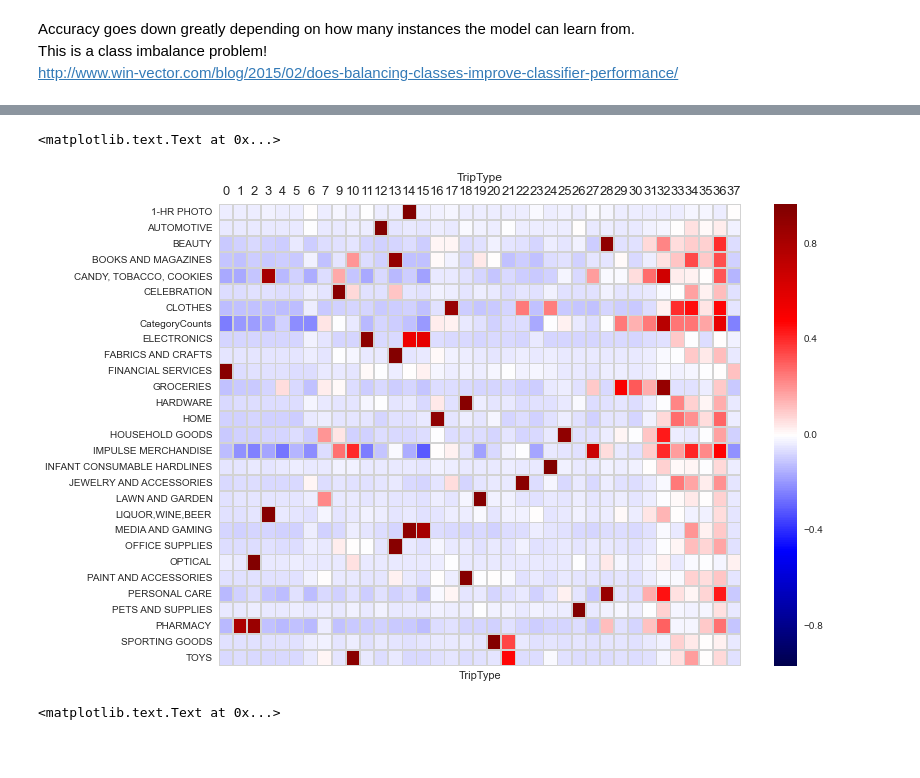
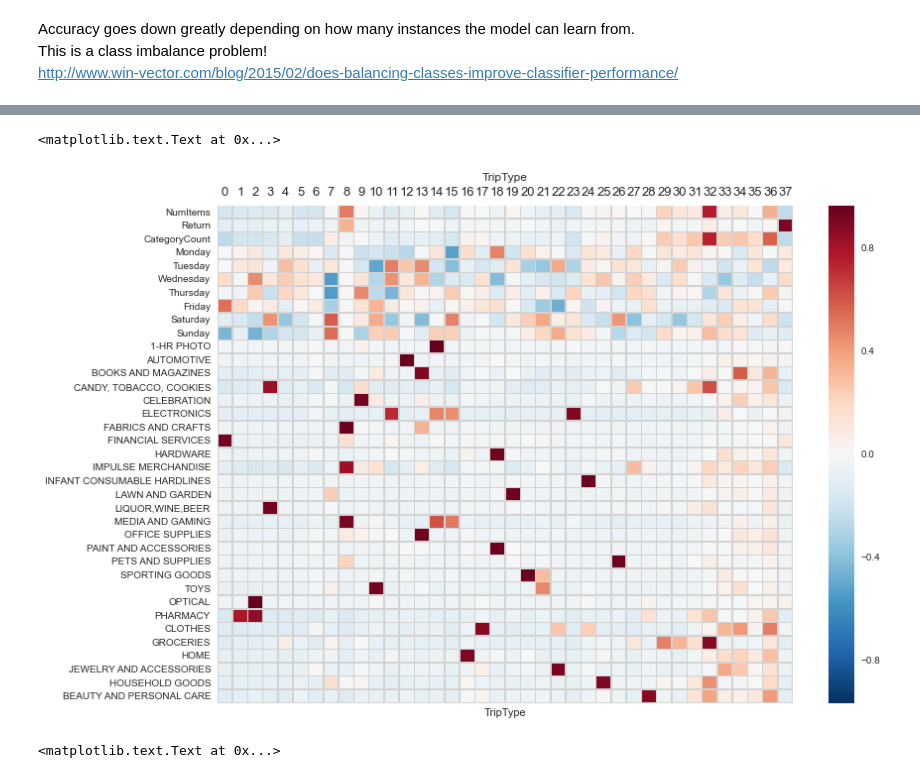
Before and after one commit to hadiviko/Walmart_Kaggle_Competition, a Jupyter notebook: Modeling.ipynb, the cells around one changed output, grey strips where cells are left out. Saved outputs shown, nothing was run; the diff lists cells and outputs as text; code cells hidden in the pictures; blank space fills up the shorter version.

```diff
--- a/Modeling.ipynb
+++ b/Modeling.ipynb
@@ -880,21 +864,47 @@ Index(['1-HR PHOTO', 'AUTOMOTIVE', 'BEAUTY', 'BOOKS AND MAGAZINES',
+# %%
+items_return_category_counts_days.iloc[:,3:11] = days_of_week_norm
+# %%
+#mytestgrouped_categories_norm.insert(0, "NumItems",
+                                     #items_return_category_counts_days.iloc[:,0:1])
+mytestgrouped_categories_norm.insert(1, "Return",
+                                     items_return_category_counts_days.iloc[:,1:2])
+mytestgrouped_categories_norm.insert(2, "CategoryCount",
+                                     items_return_category_counts_days.iloc[:,2:3])
+mytestgrouped_categories_norm.insert(3, "Monday",
+                                     items_return_category_counts_days.iloc[:,3:4])
+mytestgrouped_categories_norm.insert(4, "Tuesday",
+                                     items_return_category_counts_days.iloc[:,4:5])
+mytestgrouped_categories_norm.insert(5, "Wednesday",
+                                     items_return_category_counts_days.iloc[:,5:6])
+mytestgrouped_categories_norm.insert(6, "Thursday",
+                                     items_return_category_counts_days.iloc[:,6:7])
+mytestgrouped_categories_norm.insert(7, "Friday",
+                                     items_return_category_counts_days.iloc[:,7:8])
+mytestgrouped_categories_norm.insert(8, "Saturday",
+                                     items_return_category_counts_days.iloc[:,8:9])
+mytestgrouped_categories_norm.insert(9, "Sunday",
+                                     items_return_category_counts_days.iloc[:,9:10])
+# %%
+mytestgrouped_categories_norm.iloc[:,3:10] = days_of_week_norm
+# %%
+mytestgrouped_categories_norm = mytestgrouped_categories_norm.fillna(0)
 # %%
-del mytestgrouped_categories_norm['Clusters']
-a4_dims = (11.7, 8.27)
+a4_dims = (13, 9)
 fig, ax = plt.subplots(figsize=a4_dims)
-seaborn.heatmap(ax=ax, data=mytestgrouped_categories_norm.T.sort_index(), cmap = 'seismic', linecolor='lightgrey', linewidths=.00000000000000001)
+seaborn.heatmap(ax=ax, data=mytestgrouped_categories_norm.T, linecolor='lightgrey', linewidths=.00000000000000001)
 #heatmap = ax.pcolor(mytestgrouped_categories_norm, cmap=plt.cm.Blues, alpha=0.8)
 #ax.set_xticklabels(mytestgrouped_categories.columns, minor=False)
 #ax.set_yticklabels(mytestgrouped_categories_norm.index, minor=False)
 #ax.invert_yaxis()
 ax.xaxis.tick_top()
 #ax.set_yticks(np.arange(mytestgrouped_categories_norm.shape[1]) + 1, minor=False)
 #ax.set_xticks(np.arange(mytestgrouped_categories_norm.shape[0]) + 1, minor=False)
 #plt.xticks(rotation=90)
 #plt.rc('xtick', labelsize=10)
 plt.title('TripType',y=1.04)
 # %% [output]
 <matplotlib.text.Text at 0x...>
-[figure, old version]
+[figure, new version]
 # %%
 
 a4_dims = (12, 15)
```
Also changed, not shown: parts of 47 cells of this notebook.
